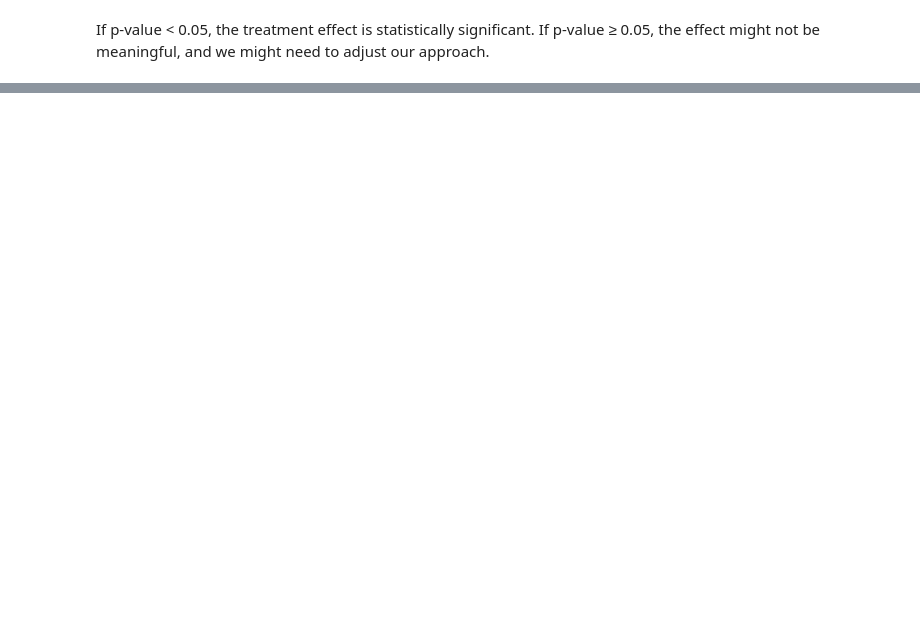
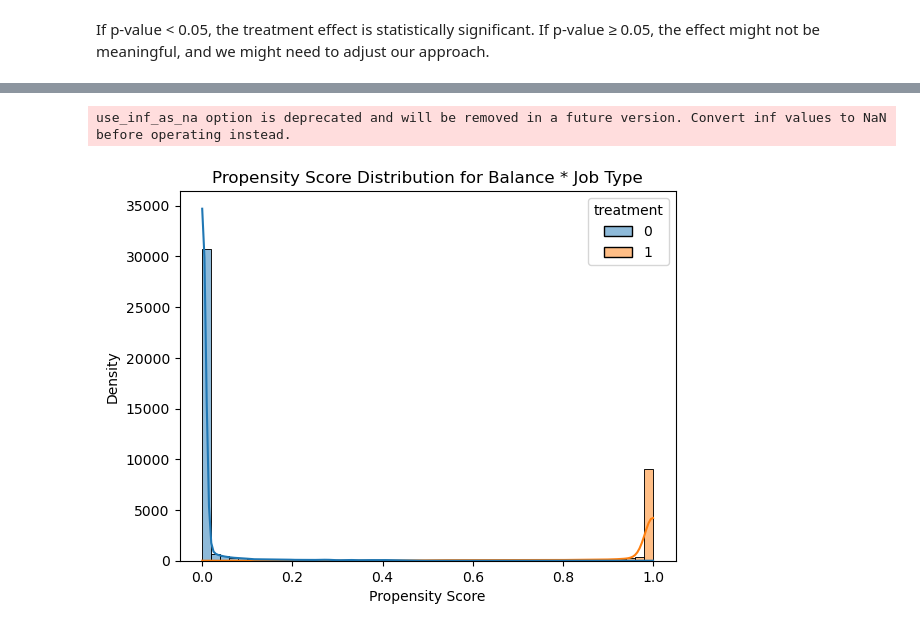
Before and after one commit to abhiramp1998/bias-mitigation-bank-marketing-ML, a Jupyter notebook: notebooks/Balance_Propensity_ATE.ipynb, the cells around one changed output, grey strips where cells are left out. Saved outputs shown, nothing was run; the diff lists cells and outputs as text; code cells hidden in the pictures; blank space fills up the shorter version.

```diff
--- a/notebooks/Balance_Propensity_ATE.ipynb
+++ b/notebooks/Balance_Propensity_ATE.ipynb
@@ -561,0 +576,71 @@ df_encoded[df_encoded.columns] = scaler.fit_transform(df_encoded[df_encoded.colu
+# %%
+import pandas as pd
+import numpy as np
+from sklearn.linear_model import LogisticRegression
+from sklearn.preprocessing import StandardScaler
+
+# Load dataset (assuming it's already loaded)
+# df = pd.read_csv("your_dataset.csv")
+
+# Define median balance
+median_balance = df['balance'].median()
+
+# ✅ Step 1: Optimize Treatment Definition (Ensure Balance)
+# Treatment: High balance AND working in a specific job group (e.g., white-collar jobs)
+white_collar_jobs = ['management', 'admin.', 'technician']
+df['treatment'] = ((df['balance'] >= median_balance) & (df['job'].isin(white_collar_jobs))).astype(int)
+
+# ✅ Step 2: Check Treatment Group Balance
+print("Treatment Distribution:")
+print(df['treatment'].value_counts(normalize=True))  # Ensure a reasonable split
+
+# ✅ Step 3: Reduce High Cardinality in Job (Group Jobs)
+df['job_grouped'] = df['job'].replace({
+    'management': 'white_collar',
+    'admin.': 'white_collar',
+    'technician': 'white_collar',
+    'services': 'blue_collar',
+    'blue-collar': 'blue_collar',
+    'entrepreneur': 'self_employed',
+    'self-employed': 'self_employed'
+})
+
+# ✅ Step 4: Define Features for Propensity Score Estimation
+features = ['age', 'education', 'previous', 'campaign', 'default', 'housing', 'loan', 'balance']
+
+# Convert categorical variables (excluding job) into dummies
+df_encoded = pd.get_dummies(df[features], drop_first=True)
+
+# Add interaction term: balance * job type
+df['balance_job_interaction'] = df['balance'] * (df['job_grouped'] == 'white_collar').astype(int)
+df_encoded['balance_job_interaction'] = df['balance_job_interaction']
+
+# ✅ Step 5: Standardize Numerical Features
+scaler = StandardScaler()
+num_features = ['age', 'balance', 'campaign', 'previous', 'balance_job_interaction']
+df_encoded[num_features] = scaler.fit_transform(df_encoded[num_features])
+
+# Define X (propensity score model predictors) and y (treatment)
+X = df_encoded
+y = df['treatment']
+
+# ✅ Step 6: Fit Logistic Regression (Fix Convergence Issues)
+logit_model = LogisticRegression(solver='liblinear', max_iter=5000)  # Increased max_iter & changed solver
+logit_model.fit(X, y)
+
+# ✅ Step 7: Compute Propensity Scores
+df['propensity_score_balance_job'] = logit_model.predict_proba(X)[:, 1]
+
+# ✅ Step 8: Check Results
+print(df[['balance', 'job_grouped', 'treatment', 'propensity_score_balance_job']].head())
+
+# ✅ Step 9: Check Propensity Score Distribution
+import seaborn as sns
+import matplotlib.pyplot as plt
+
+sns.histplot(df, x="propensity_score_balance_job", hue="treatment", bins=50, kde=True)
+plt.title("Propensity Score Distribution for Balance * Job Type")
+plt.xlabel("Propensity Score")
+plt.ylabel("Density")
+plt.show()
+# %% [output]
@@ -561,0 +658,2 @@ df_encoded[df_encoded.columns] = scaler.fit_transform(df_encoded[df_encoded.colu
+use_inf_as_na option is deprecated and will be removed in a future version. Convert inf values to NaN before operating instead.
+[figure, added]
```
Also changed, not shown: parts of 56 cells of this notebook.
